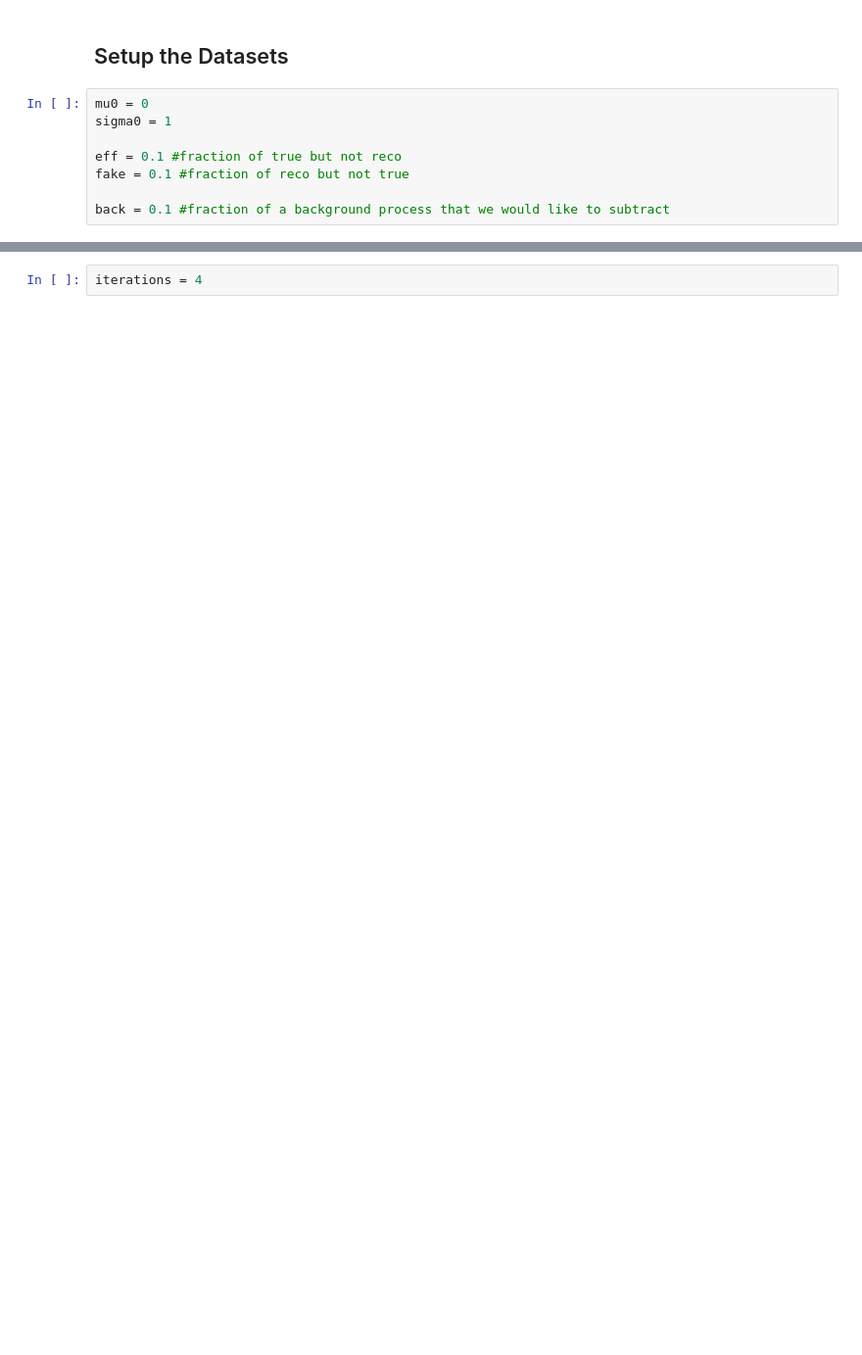
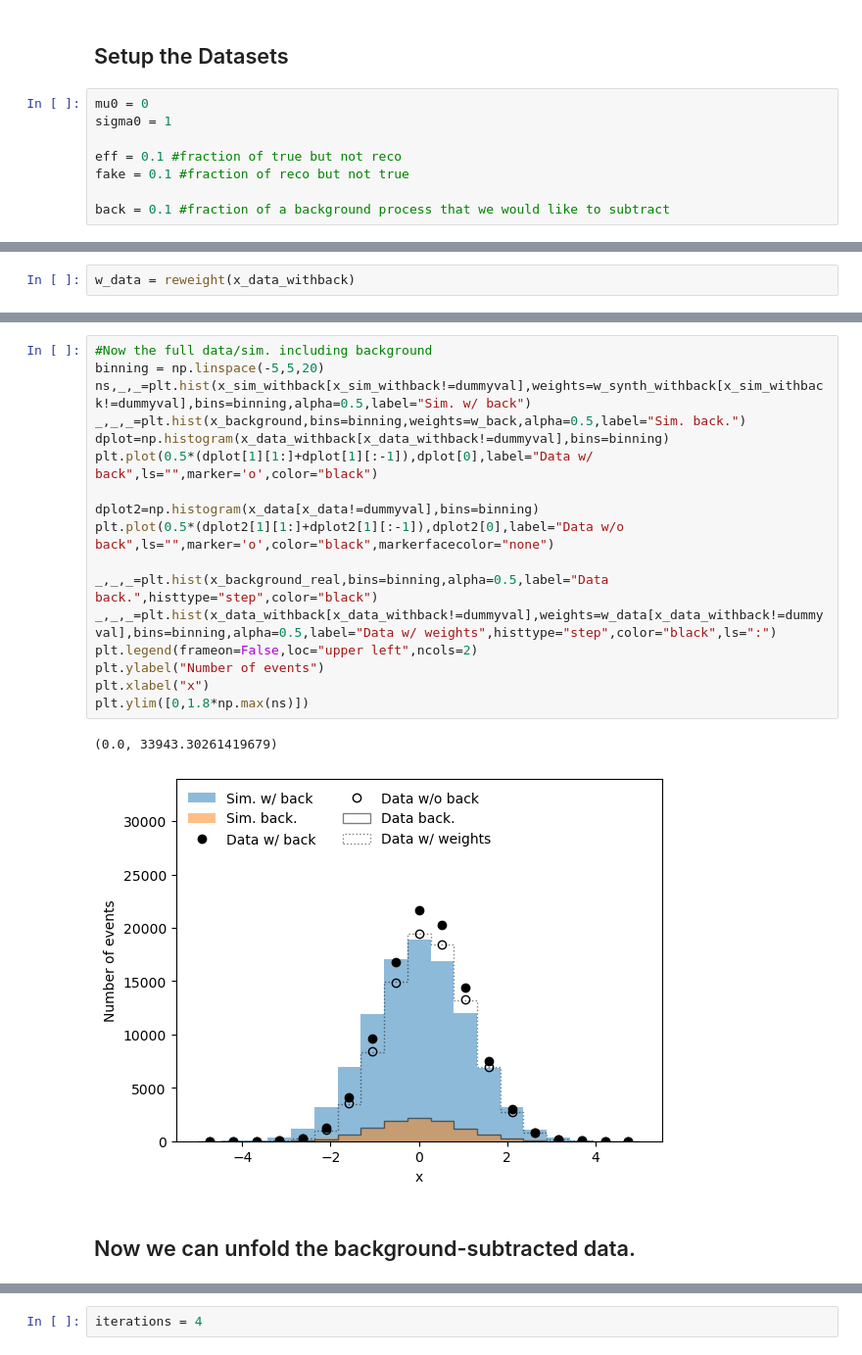
Before and after one commit to hep-lbdl/OmniFold, a Jupyter notebook: GaussianExample.ipynb, the cells around one changed output, grey strips where cells are left out. Shown at 98% size. Drawn from its saved outputs; the diff is of its cells as text; blank space fills up the shorter version.

```diff
--- a/GaussianExample.ipynb
+++ b/GaussianExample.ipynb
@@ -164,0 +222,2 @@ fig.show()
+# %%
+w_data = reweight(x_data_withback)
@@ -164,0 +226,22 @@ fig.show()
+# %%
+#Now the full data/sim. including background
+binning = np.linspace(-5,5,20)
+ns,_,_=plt.hist(x_sim_withback[x_sim_withback!=dummyval],weights=w_synth_withback[x_sim_withback!=dummyval],bins=binning,alpha=0.5,label="Sim. w/ back")
+_,_,_=plt.hist(x_background,bins=binning,weights=w_back,alpha=0.5,label="Sim. back.")
+dplot=np.histogram(x_data_withback[x_data_withback!=dummyval],bins=binning)
+plt.plot(0.5*(dplot[1][1:]+dplot[1][:-1]),dplot[0],label="Data w/ back",ls="",marker='o',color="black")
+
+dplot2=np.histogram(x_data[x_data!=dummyval],bins=binning)
+plt.plot(0.5*(dplot2[1][1:]+dplot2[1][:-1]),dplot2[0],label="Data w/o back",ls="",marker='o',color="black",markerfacecolor="none")
+
+_,_,_=plt.hist(x_background_real,bins=binning,alpha=0.5,label="Data back.",histtype="step",color="black")
+_,_,_=plt.hist(x_data_withback[x_data_withback!=dummyval],weights=w_data[x_data_withback!=dummyval],bins=binning,alpha=0.5,label="Data w/ weights",histtype="step",color="black",ls=":")
+plt.legend(frameon=False,loc="upper left",ncols=2)
+plt.ylabel("Number of events")
+plt.xlabel("x")
+plt.ylim([0,1.8*np.max(ns)])
+# %% [output]
+(0.0, 33943.30261419679)
+[figure, added]
+# %% [markdown]
+## Now we can unfold the background-subtracted data.
```
Also changed, not shown: parts of 35 cells of this notebook.
